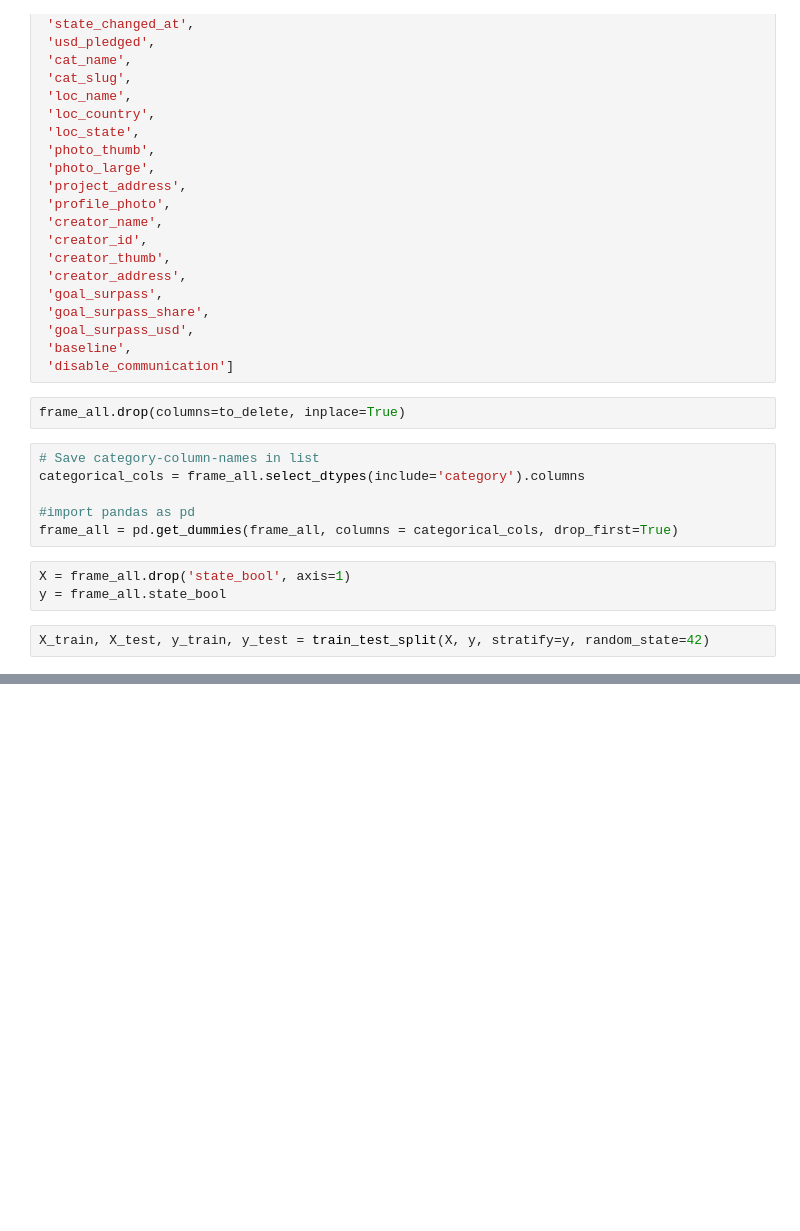
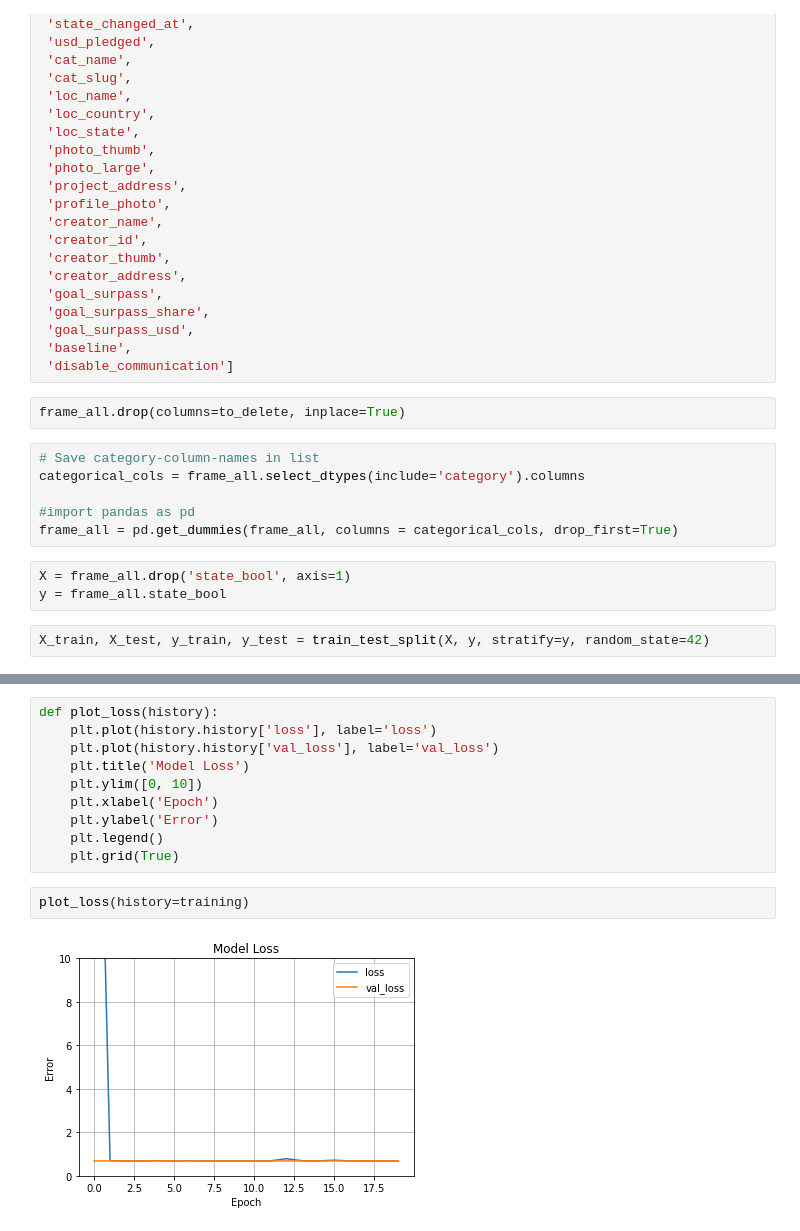
Before and after one commit to ChrisTheKnife/kick_it_like_beckham, a Jupyter notebook: model_dnn.ipynb, the cells around one changed output, grey strips where cells are left out. Saved outputs shown, nothing was run; the diff lists cells and outputs as text; blank space fills up the shorter version.

```diff
--- a/model_dnn.ipynb
+++ b/model_dnn.ipynb
@@ -71,0 +158,14 @@ X_train, X_test, y_train, y_test = train_test_split(X, y, stratify=y, random_sta
+# %%
+def plot_loss(history):
+    plt.plot(history.history['loss'], label='loss')
+    plt.plot(history.history['val_loss'], label='val_loss')
+    plt.title('Model Loss')
+    plt.ylim([0, 10])
+    plt.xlabel('Epoch')
+    plt.ylabel('Error')
+    plt.legend()
+    plt.grid(True)
+# %%
+plot_loss(history=training)
+# %% [output]
+[figure, added]
```
Also changed, not shown: parts of 7 cells of this notebook.
